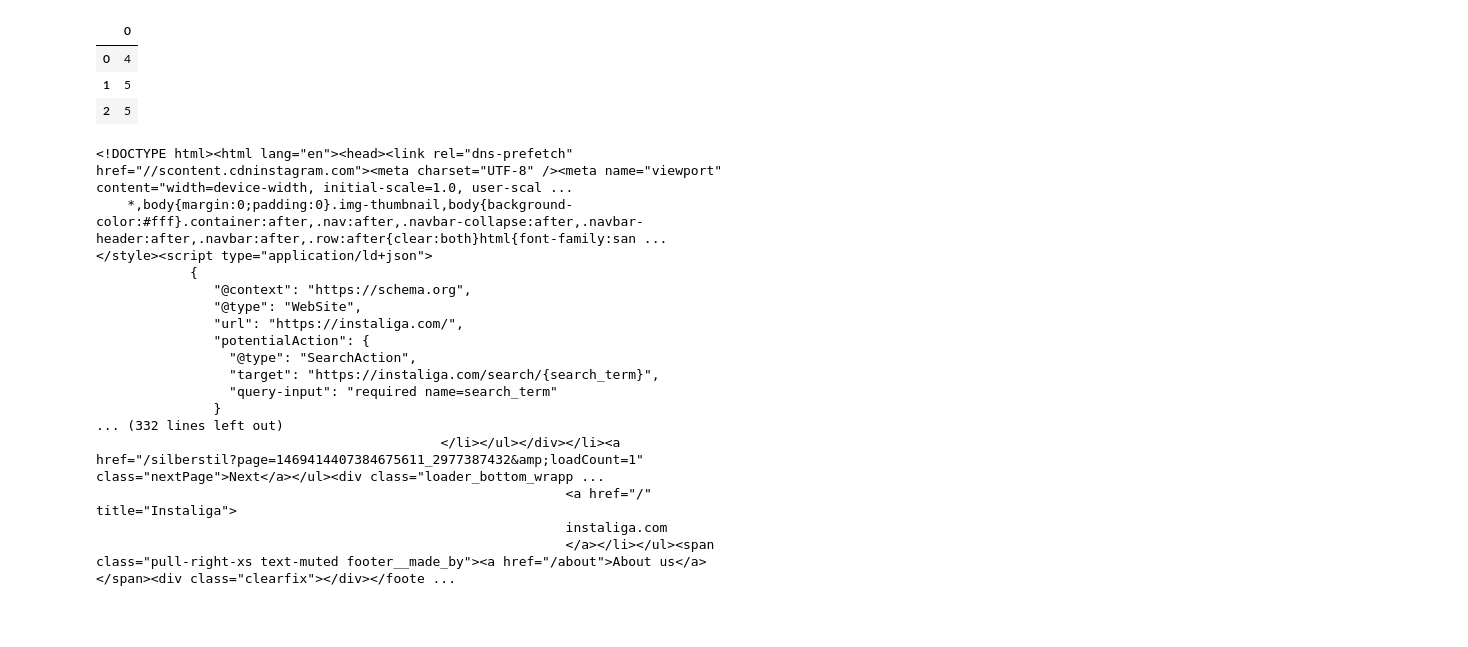
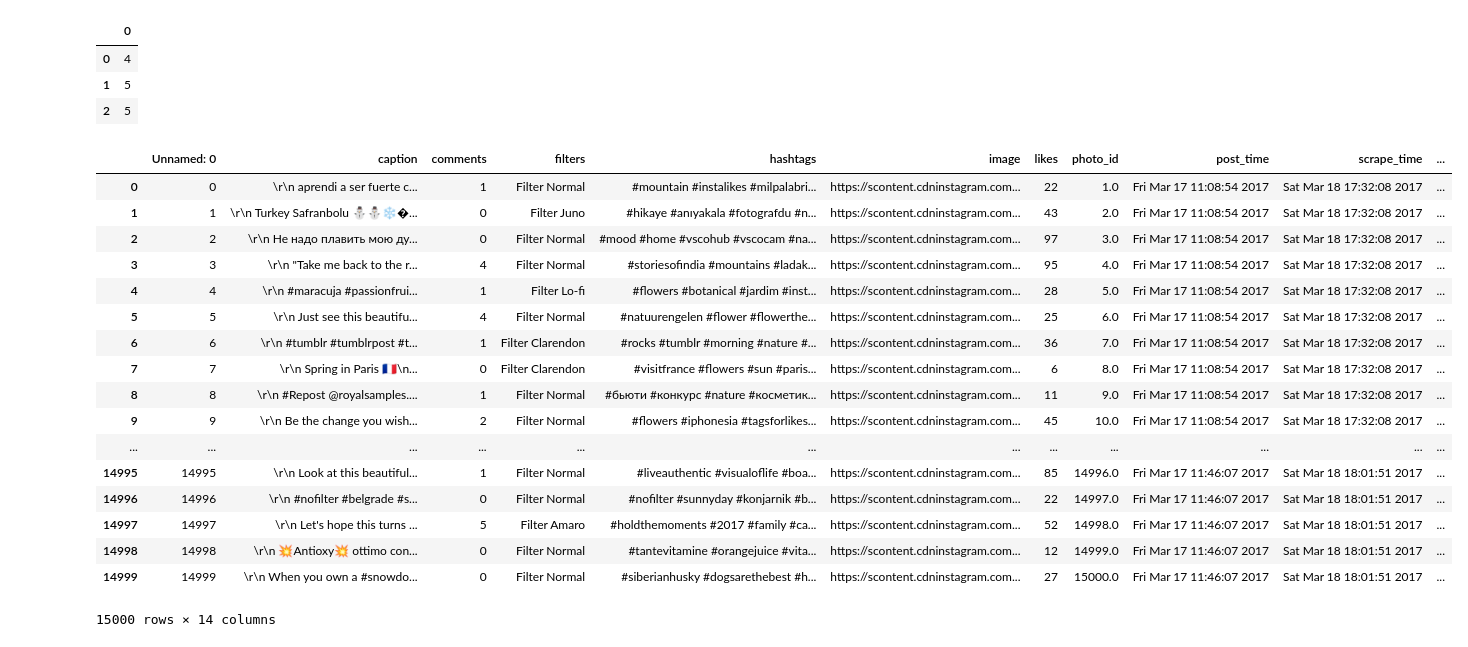
Before and after one commit to thunter009/Instapredict, a Jupyter notebook: scrapers/Instagim.ipynb, the cells around one changed output. Drawn from its saved outputs; the diff is of its cells as text; code cells hidden in the pictures; blank space fills up the shorter version.

```diff
--- a/scrapers/Instagim.ipynb
+++ b/scrapers/Instagim.ipynb
@@ -248,23 +248,25 @@ pd.DataFrame([4,5,5])
 | 0 | 4 |
 | 1 | 5 |
 | 2 | 5 |
-# %%
-print followers.text
-# %% [output]
-<!DOCTYPE html><html lang="en"><head><link rel="dns-prefetch" href="//scontent.cdninstagram.com"><meta charset="UTF-8" /><meta name="viewport" content="width=device-width, initial-scale=1.0, user-scal ...
-    *,body{margin:0;padding:0}.img-thumbnail,body{background-color:#fff}.container:after,.nav:after,.navbar-collapse:after,.navbar-header:after,.navbar:after,.row:after{clear:both}html{font-family:san ...
-</style><script type="application/ld+json">
-            {
-               "@context": "https://schema.org",
-               "@type": "WebSite",
-               "url": "https://instaliga.com/",
-               "potentialAction": {
-                 "@type": "SearchAction",
-                 "target": "https://instaliga.com/search/{search_term}",
-                 "query-input": "required name=search_term"
-               }
-... (332 lines left out)
-                                            </li></ul></div></li><a href="/silberstil?page=1469414407384675611_2977387432&amp;loadCount=1" class="nextPage">Next</a></ul><div class="loader_bottom_wrapp ...
-                                                            <a href="/" title="Instaliga">
-                                                            instaliga.com
-                                                            </a></li></ul><span class="pull-right-xs text-muted footer__made_by"><a href="/about">About us</a></span><div class="clearfix"></div></foote ...
+# %%
+x = pd.read_csv('../../../Dropbox/photos/Sat Mar 18/new_Mar18.csv')
+x
+# %% [output]
+|  | Unnamed: 0 | caption | comments | filters | hashtags | image | likes | photo_id | post_time | scrape_time | ... |
+| 0 | 0 | \r\n aprendi a ser fuerte c... | 1 | Filter Normal | #mountain #instalikes #milpalabri... | https://scontent.cdninstagram.com... | 22 | 1.0 | Fri Mar 17 11:08:54 2017 | Sat Mar 18 17:32:08 2017 | ... |
+| 1 | 1 | \r\n Turkey Safranbolu ⛄⛄❄�... | 0 | Filter Juno | #hikaye #anıyakala #fotografdu #n... | https://scontent.cdninstagram.com... | 43 | 2.0 | Fri Mar 17 11:08:54 2017 | Sat Mar 18 17:32:08 2017 | ... |
+| 2 | 2 | \r\n Не надо плавить мою ду... | 0 | Filter Normal | #mood #home #vscohub #vscocam #na... | https://scontent.cdninstagram.com... | 97 | 3.0 | Fri Mar 17 11:08:54 2017 | Sat Mar 18 17:32:08 2017 | ... |
+| 3 | 3 | \r\n "Take me back to the r... | 4 | Filter Normal | #storiesofindia #mountains #ladak... | https://scontent.cdninstagram.com... | 95 | 4.0 | Fri Mar 17 11:08:54 2017 | Sat Mar 18 17:32:08 2017 | ... |
+| 4 | 4 | \r\n #maracuja #passionfrui... | 1 | Filter Lo-fi | #flowers #botanical #jardim #inst... | https://scontent.cdninstagram.com... | 28 | 5.0 | Fri Mar 17 11:08:54 2017 | Sat Mar 18 17:32:08 2017 | ... |
+| 5 | 5 | \r\n Just see this beautifu... | 4 | Filter Normal | #natuurengelen #flower #flowerthe... | https://scontent.cdninstagram.com... | 25 | 6.0 | Fri Mar 17 11:08:54 2017 | Sat Mar 18 17:32:08 2017 | ... |
+| 6 | 6 | \r\n #tumblr #tumblrpost #t... | 1 | Filter Clarendon | #rocks #tumblr #morning #nature #... | https://scontent.cdninstagram.com... | 36 | 7.0 | Fri Mar 17 11:08:54 2017 | Sat Mar 18 17:32:08 2017 | ... |
+| 7 | 7 | \r\n Spring in Paris 🇫🇷\n... | 0 | Filter Clarendon | #visitfrance #flowers #sun #paris... | https://scontent.cdninstagram.com... | 6 | 8.0 | Fri Mar 17 11:08:54 2017 | Sat Mar 18 17:32:08 2017 | ... |
+| 8 | 8 | \r\n #Repost @royalsamples.... | 1 | Filter Normal | #бьюти #конкурс #nature #косметик... | https://scontent.cdninstagram.com... | 11 | 9.0 | Fri Mar 17 11:08:54 2017 | Sat Mar 18 17:32:08 2017 | ... |
+| 9 | 9 | \r\n Be the change you wish... | 2 | Filter Normal | #flowers #iphonesia #tagsforlikes... | https://scontent.cdninstagram.com... | 45 | 10.0 | Fri Mar 17 11:08:54 2017 | Sat Mar 18 17:32:08 2017 | ... |
+| ... | ... | ... | ... | ... | ... | ... | ... | ... | ... | ... | ... |
+| 14995 | 14995 | \r\n Look at this beautiful... | 1 | Filter Normal | #liveauthentic #visualoflife #boa... | https://scontent.cdninstagram.com... | 85 | 14996.0 | Fri Mar 17 11:46:07 2017 | Sat Mar 18 18:01:51 2017 | ... |
+| 14996 | 14996 | \r\n #nofilter #belgrade #s... | 0 | Filter Normal | #nofilter #sunnyday #konjarnik #b... | https://scontent.cdninstagram.com... | 22 | 14997.0 | Fri Mar 17 11:46:07 2017 | Sat Mar 18 18:01:51 2017 | ... |
+| 14997 | 14997 | \r\n Let's hope this turns ... | 5 | Filter Amaro | #holdthemoments #2017 #family #ca... | https://scontent.cdninstagram.com... | 52 | 14998.0 | Fri Mar 17 11:46:07 2017 | Sat Mar 18 18:01:51 2017 | ... |
+| 14998 | 14998 | \r\n 💥Antioxy💥 ottimo con... | 0 | Filter Normal | #tantevitamine #orangejuice #vita... | https://scontent.cdninstagram.com... | 12 | 14999.0 | Fri Mar 17 11:46:07 2017 | Sat Mar 18 18:01:51 2017 | ... |
+| 14999 | 14999 | \r\n When you own a #snowdo... | 0 | Filter Normal | #siberianhusky #dogsarethebest #h... | https://scontent.cdninstagram.com... | 27 | 15000.0 | Fri Mar 17 11:46:07 2017 | Sat Mar 18 18:01:51 2017 | ... |
+15000 rows × 14 columns
```
Also changed, not shown: parts of 8 cells of this notebook, 9 other files.
